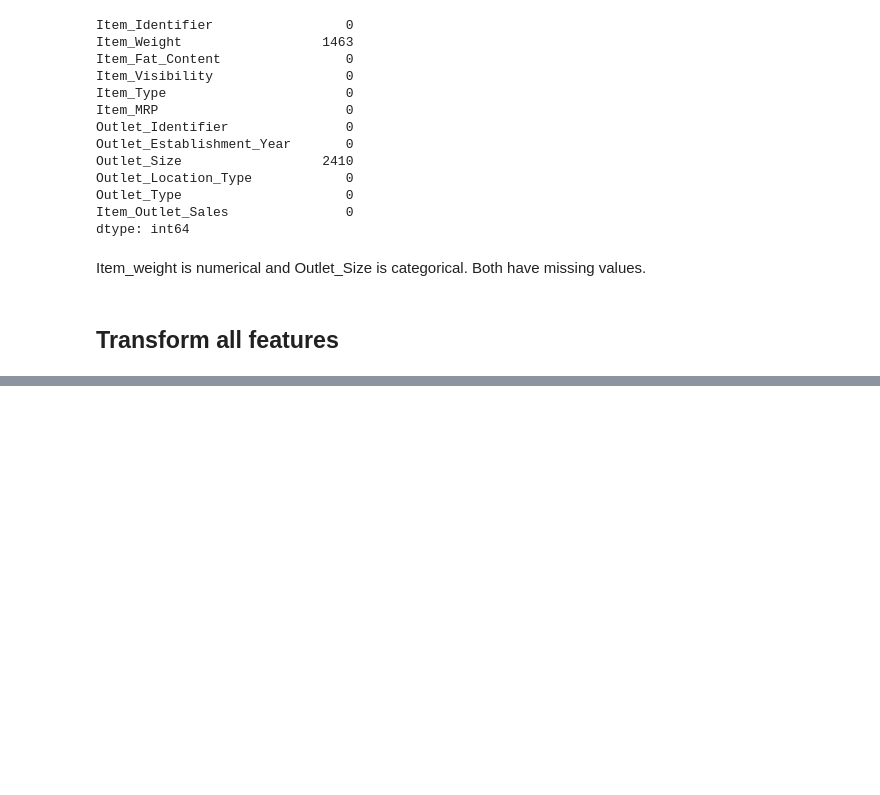
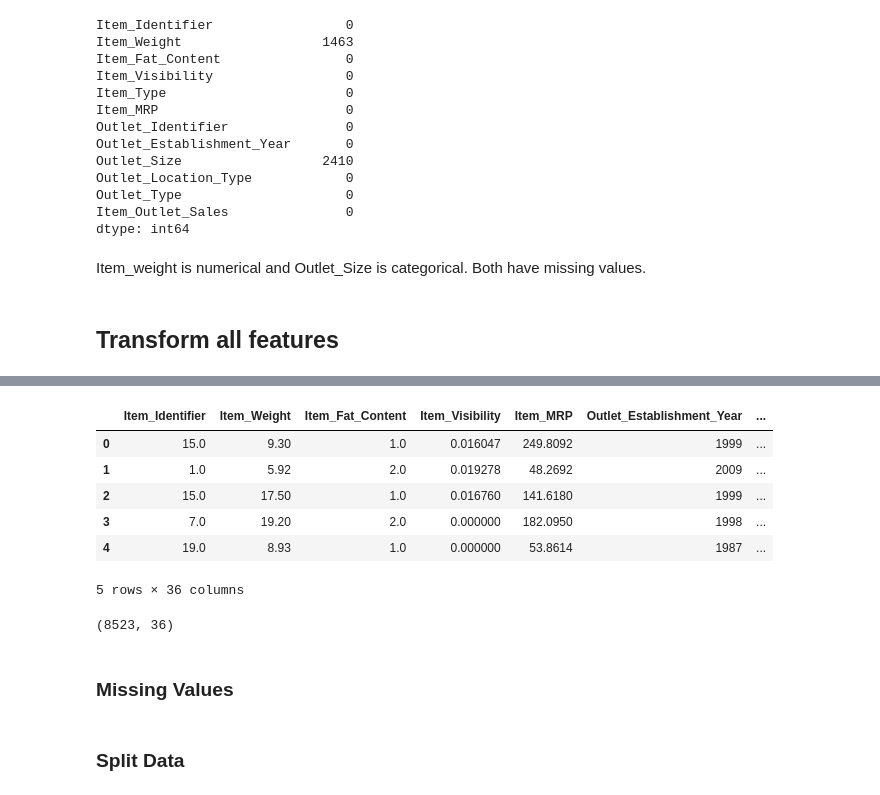
Before and after one commit to kruthi-sb/Data_science, a Jupyter notebook: LAB/CS1_BigMart_sales_prediction.ipynb, the cells around one changed output, grey strips where cells are left out. Saved outputs shown, nothing was run; the diff lists cells and outputs as text; code cells hidden in the pictures; blank space fills up the shorter version.

```diff
--- a/LAB/CS1_BigMart_sales_prediction.ipynb
+++ b/LAB/CS1_BigMart_sales_prediction.ipynb
@@ -190,0 +285,6 @@ class CatToFloat(TransformerMixin, BaseEstimator):
+# %%
+# nominal values
+nominal = OneHotEncoder()
+nominal.fit(data[['Item_Type', 'Outlet_Identifier']])
+res = nominal.transform(data[['Item_Type', 'Outlet_Identifier']])
+print(res)
@@ -190,0 +309,21 @@ class CatToFloat(TransformerMixin, BaseEstimator):
+# %%
+# integrate
+# drop the nomial columns and add the transformed columns
+data = data.drop(['Item_Type', 'Outlet_Identifier'], axis=1)
+data = pd.concat([data, pd.DataFrame(res.toarray())], axis=1)
+data.head()
+# %% [output]
+|  | Item_Identifier | Item_Weight | Item_Fat_Content | Item_Visibility | Item_MRP | Outlet_Establishment_Year | ... |
+| 0 | 15.0 | 9.30 | 1.0 | 0.016047 | 249.8092 | 1999 | ... |
+| 1 | 1.0 | 5.92 | 2.0 | 0.019278 | 48.2692 | 2009 | ... |
+| 2 | 15.0 | 17.50 | 1.0 | 0.016760 | 141.6180 | 1999 | ... |
+| 3 | 7.0 | 19.20 | 2.0 | 0.000000 | 182.0950 | 1998 | ... |
+| 4 | 19.0 | 8.93 | 1.0 | 0.000000 | 53.8614 | 1987 | ... |
+5 rows × 36 columns
+# %%
+# check for no of columns
+data.shape
+# %% [output]
+(8523, 36)
+# %% [markdown]
+### Missing Values
@@ -190,0 +336,2 @@ class CatToFloat(TransformerMixin, BaseEstimator):
+# %% [markdown]
+### Split Data
```
Also changed, not shown: parts of 18 cells of this notebook.
